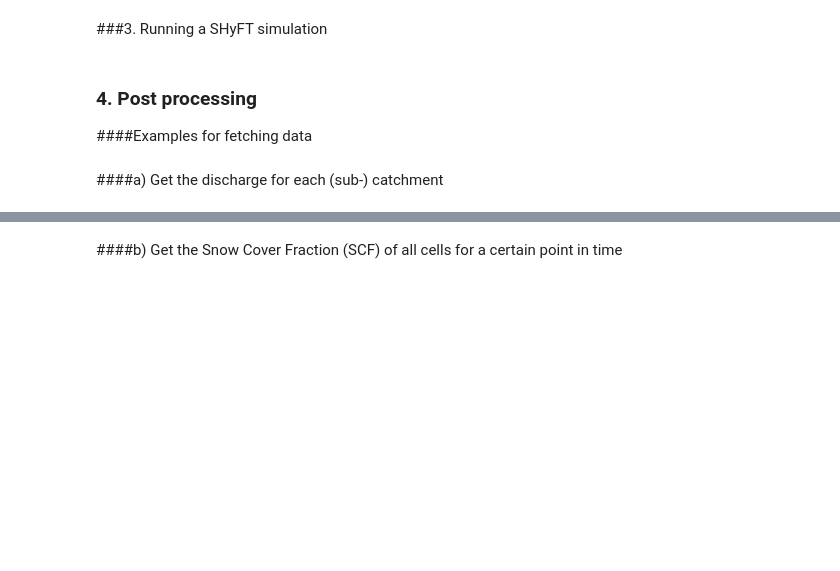
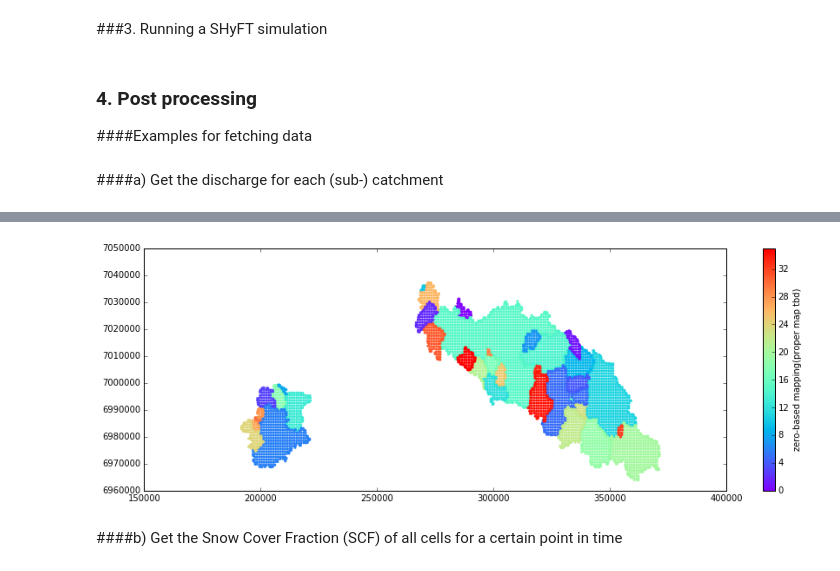
Before and after one commit to engkugan/shyft-doc, a Jupyter notebook: notebooks/nea-example/run_nea_nidelva.ipynb, the cells around one changed output, grey strips where cells are left out. Drawn from its saved outputs; the diff is of its cells as text; code cells hidden in the pictures; blank space fills up the shorter version.

```diff
--- a/notebooks/nea-example/run_nea_nidelva.ipynb
+++ b/notebooks/nea-example/run_nea_nidelva.ipynb
@@ -116,26 +120,29 @@ ax.set_ylabel("discharge [m3 s-1]")
 # %%
 # If we're interested to look at values of individual cells, rather
 # than at the catchment level, we can do that also. Shyft does not have
 # an underlying 'raster' model, so you need to fetch all cells directlry
 # from the simulator object
 cells = simulator.region_model.get_cells()
 
 # Once we have the cells, we can get their coordinate information
 # and fetch the x- and y-location of the cells
 x = [cell.geo.mid_point().x for cell in cells]
 y = [cell.geo.mid_point().y for cell in cells]
 
 
 # If you want to know the membership to each catchment
 # of the cells, you can get a list of catchment ids for each cell
-catch_ids = np.array([cell.geo.catchment_id() for cell in cells])
+cid_z_map = dict([ (catchment_id_map[i],i) for i in range(len(catchment_id_map))])
+catch_ids = np.array([cid_z_map[cell.geo.catchment_id()] for cell in cells])
 
 # and make a quick catchment map...
 # using a scatter plot of the cells
 fig, ax = plt.subplots(figsize=(15,5))
 cm = plt.cm.get_cmap('rainbow')
 plot = ax.scatter(x, y, c=catch_ids, marker='.', s=40, lw=0, cmap=cm)
-plt.colorbar(plot)
+plt.colorbar(plot).set_label('zero-based mapping(proper map tbd)')
+# %% [output]
+[figure, added]
 # %% [markdown]
 ####b) Get the Snow Cover Fraction (SCF) of all cells for a certain point in time
 # %%
```
Also changed, not shown: parts of 5 cells of this notebook.
